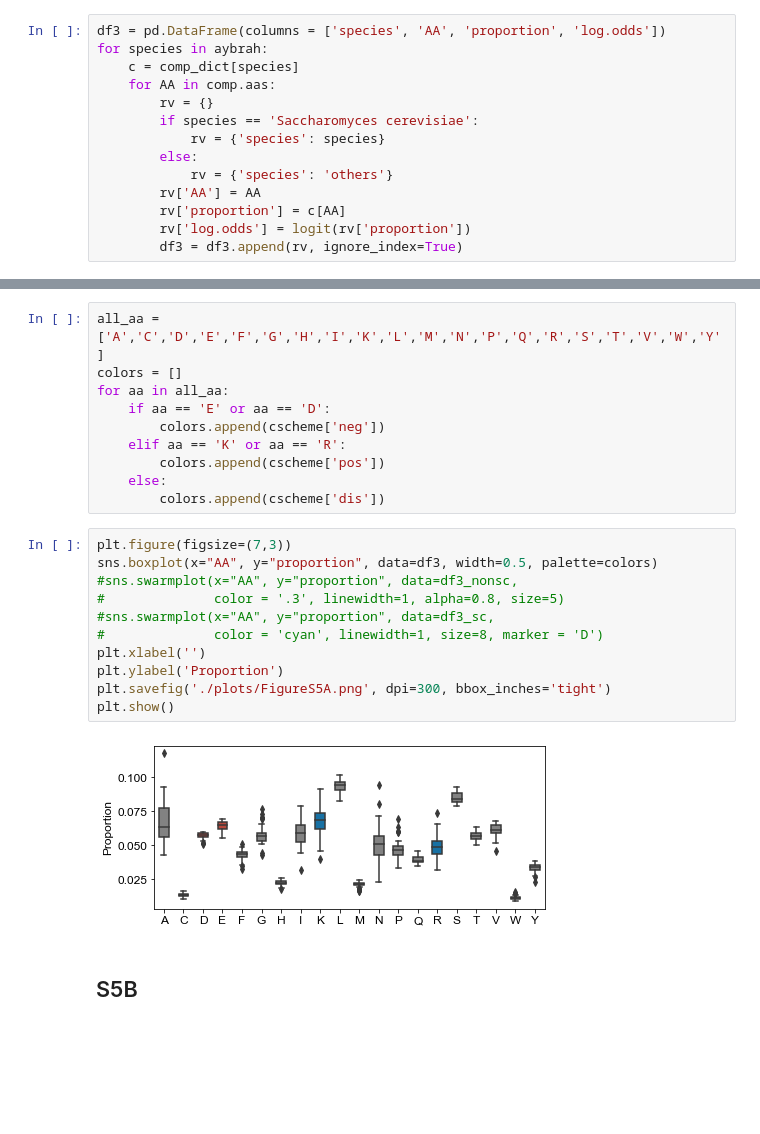
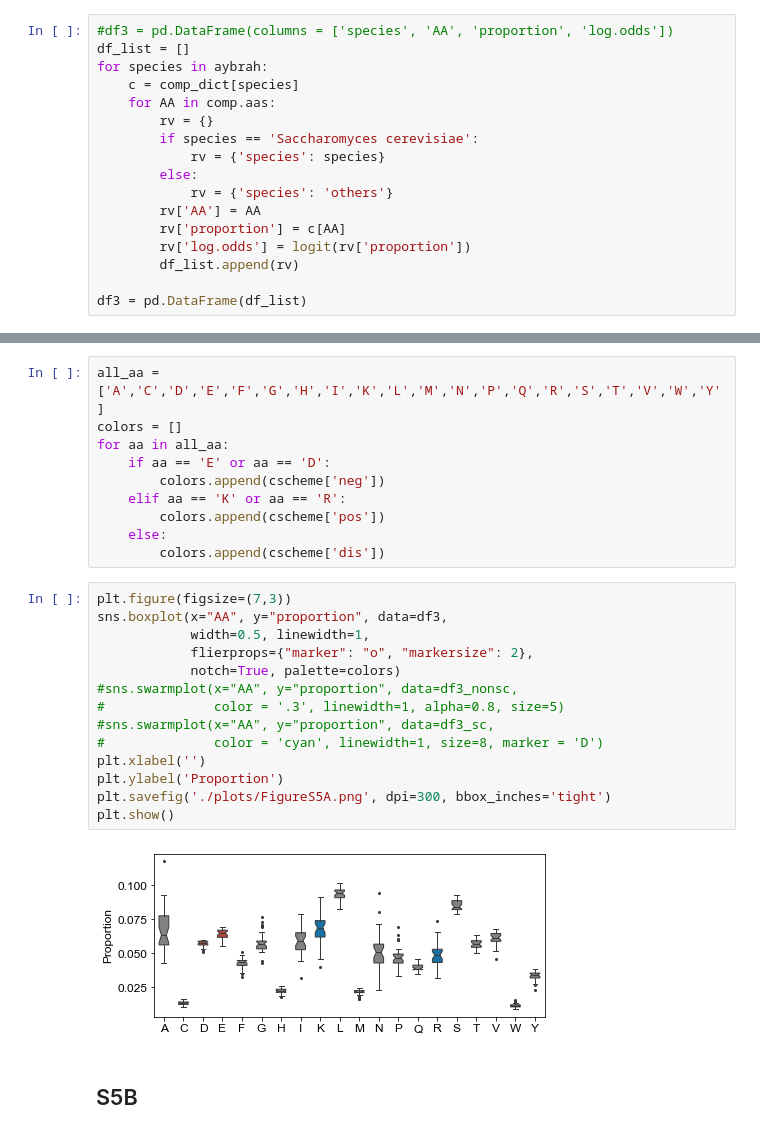
Before and after one commit to rosalindpan/hcrpaper, a Jupyter notebook: figures/FigureS5.ipynb, the cells around one changed output, grey strips where cells are left out. Cells and saved outputs as stored; diff of their text form; blank space fills up the shorter version.

```diff
--- a/figures/FigureS5.ipynb
+++ b/figures/FigureS5.ipynb
@@ -96,7 +96,8 @@ for species in aybrah:
     d = comp_to_dict(c)
     comp_dict[species] = d
 # %%
-df3 = pd.DataFrame(columns = ['species', 'AA', 'proportion', 'log.odds'])
+#df3 = pd.DataFrame(columns = ['species', 'AA', 'proportion', 'log.odds'])
+df_list = []
 for species in aybrah:
     c = comp_dict[species]
     for AA in comp.aas:
@@ -108,7 +109,9 @@ for species in aybrah:
         rv['AA'] = AA
         rv['proportion'] = c[AA]
         rv['log.odds'] = logit(rv['proportion'])
-        df3 = df3.append(rv, ignore_index=True)
+        df_list.append(rv)
+
+df3 = pd.DataFrame(df_list)
 # %%
 df3_sc = df3[df3.species == 'Saccharomyces cerevisiae']
 df3_nonsc = df3[df3.species != 'Saccharomyces cerevisiae']
@@ -124,17 +127,20 @@ for aa in all_aa:
         colors.append(cscheme['dis'])
 # %%
 plt.figure(figsize=(7,3))
-sns.boxplot(x="AA", y="proportion", data=df3, width=0.5, palette=colors)
+sns.boxplot(x="AA", y="proportion", data=df3,
+            width=0.5, linewidth=1,
+            flierprops={"marker": "o", "markersize": 2},
+            notch=True, palette=colors)
 #sns.swarmplot(x="AA", y="proportion", data=df3_nonsc,
 #              color = '.3', linewidth=1, alpha=0.8, size=5)
 #sns.swarmplot(x="AA", y="proportion", data=df3_sc,
 #              color = 'cyan', linewidth=1, size=8, marker = 'D')
 plt.xlabel('')
 plt.ylabel('Proportion')
 plt.savefig('./plots/FigureS5A.png', dpi=300, bbox_inches='tight')
 plt.show()
 # %% [output]
-[figure, old version]
+[figure, new version]
 # %% [markdown]
 ## S5B
 # %%
```
Also changed, not shown: parts of 1 cell of this notebook, 11 other files.
